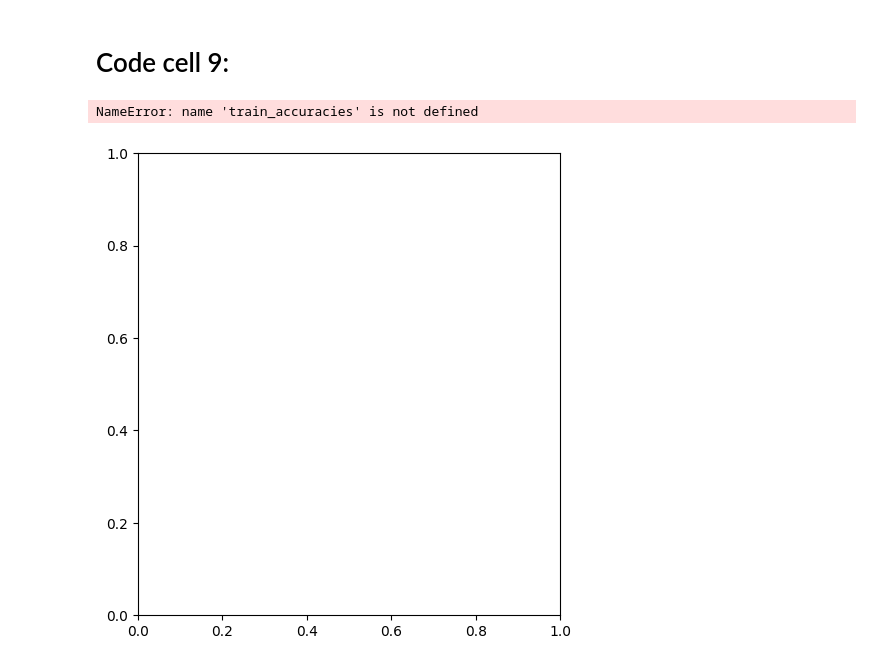
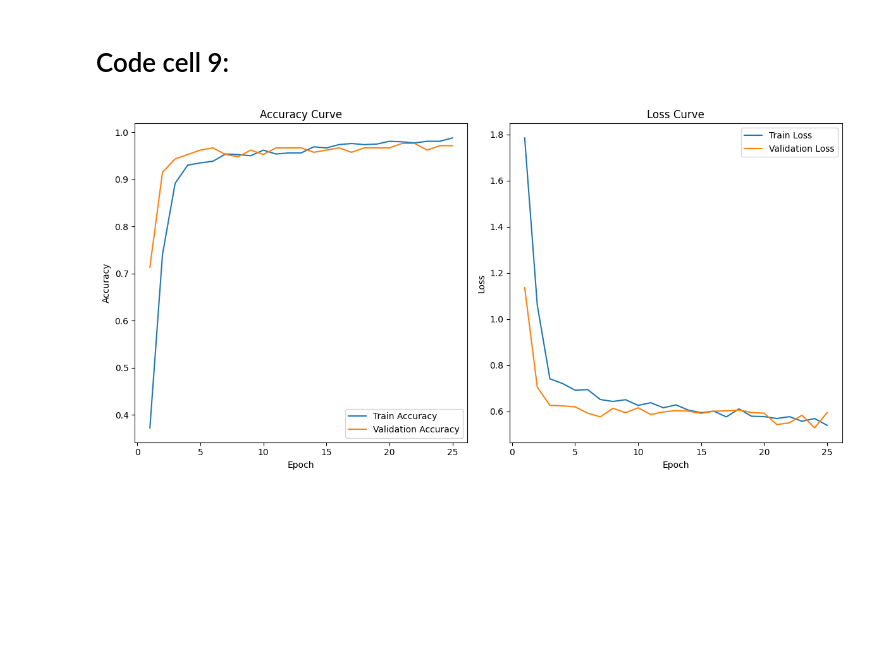
Before and after one commit to RaneemIbra/DeepLearning_NLP, a Jupyter notebook: DL/HW2_PT2_212920896_212245096.ipynb, the cells around one changed output. Cells and saved outputs as stored; diff of their text form; code cells hidden in the pictures; blank space fills up the shorter version.

```diff
--- a/DL/HW2_PT2_212920896_212245096.ipynb
+++ b/DL/HW2_PT2_212920896_212245096.ipynb
@@ -116,11 +122,12 @@ Classes: ['cloudy', 'sunrise', 'shine', 'rain']
 # %% [markdown]
 # Code cell 3:
 # %%
-model = models.resnet50(pretrained=True)
-
+model = models.resnet18(pretrained=True)
 num_features = model.fc.in_features
-model.fc = nn.Linear(num_features, len(classes))
-
+model.fc = nn.Sequential(
+    nn.Dropout(0.5),
+    nn.Linear(num_features, len(classes))
+)
 model = model.to(device)
 print(model)
 # %% [output]
@@ -145,23 +152,32 @@ ResNet(
 # Code cell 4:
 # %%
 class MyLossFunction(nn.Module):
-    def __init__(self, smoothing=0.1, num_classes=4):
+    def __init__(self, smoothing=0.1, num_classes=4, weight=None):
         super(MyLossFunction, self).__init__()
         self.smoothing = smoothing
         self.num_classes = num_classes
+        self.weight = weight
 
     def forward(self, predictions, targets):
+        assert targets.min() >= 0 and targets.max() < self.num_classes, \
+            f"Targets should be in range [0, {self.num_classes - 1}], but found {targets}"
+        print(f"Predictions shape: {predictions.shape}")
+        print(f"Targets shape: {targets.shape}")
+
         targets_one_hot = torch.zeros_like(predictions).scatter_(1, targets.unsqueeze(1), 1)
         smooth_targets = (1 - self.smoothing) * targets_one_hot + self.smoothing / self.num_classes
         loss = -smooth_targets * torch.log_softmax(predictions, dim=1)
+        if self.weight is not None:
+            loss *= self.weight[targets].unsqueeze(1)
         return loss.sum(dim=1).mean()
 
-criterion = MyLossFunction(smoothing=0.1, num_classes=len(classes))
+class_weights = torch.tensor([1.0, 1.5, 1.2, 1.3], device=device)  # Example weights
+criterion = MyLossFunction(smoothing=0.1, num_classes=len(classes), weight=class_weights)
 # %% [markdown]
 # Code cell 5:
 # %%
-optimizer = optim.Adam(model.parameters(), lr=0.001)
-scheduler = optim.lr_scheduler.StepLR(optimizer, step_size=7, gamma=0.1)
+optimizer = optim.AdamW(model.parameters(), lr=0.0001)
+scheduler = optim.lr_scheduler.OneCycleLR(optimizer, max_lr=0.001, steps_per_epoch=len(train_loader), epochs=25)
 # %% [markdown]
 # Code cell 6:
 # %%
@@ -178,12 +194,15 @@ def train_model(model, train_loader, val_loader, criterion, optimizer, scheduler
 
         for inputs, labels in train_loader:
             inputs, labels = inputs.to(device), labels.to(device)
+            labels = labels.view(-1)  # Ensure labels are 1D
 
             optimizer.zero_grad()
             with autocast():
                 outputs = model(inputs)
+                print(f"Outputs shape: {outputs.shape}, Labels shape: {labels.shape}")  # Debug
                 loss = criterion(outputs, labels)
             scaler.scale(loss).backward()
+            nn.utils.clip_grad_norm_(model.parameters(), max_norm=1.0)
             scaler.step(optimizer)
             scaler.update()
 
@@ -201,6 +220,7 @@ def train_model(model, train_loader, val_loader, criterion, optimizer, scheduler
         with torch.no_grad():
             for inputs, labels in val_loader:
                 inputs, labels = inputs.to(device), labels.to(device)
+                labels = labels.view(-1)  # Ensure labels are 1D
                 with autocast():
                     outputs = model(inputs)
                     loss = criterion(outputs, labels)
@@ -220,3 +240,7 @@ def train_model(model, train_loader, val_loader, criterion, optimizer, scheduler
               f"Train Acc: {train_accuracies[-1]:.4f}, Val Acc: {val_accuracies[-1]:.4f}")
 
     return train_losses, val_losses, train_accuracies, val_accuracies
+
+train_losses, val_losses, train_accuracies, val_accuracies = train_model(
+    model, train_loader, val_loader, criterion, optimizer, scheduler, num_epochs=25
+)
@@ -283,23 +325,23 @@ show_predictions(model, test_loader, classes, num_images=5)
 # %%
 plt.figure(figsize=(12, 6))
 
 plt.subplot(1, 2, 1)
-plt.plot(train_accuracies, label="Train Accuracy")
-plt.plot(val_accuracies, label="Validation Accuracy")
+plt.plot(range(1, len(train_accuracies) + 1), train_accuracies, label="Train Accuracy")
+plt.plot(range(1, len(val_accuracies) + 1), val_accuracies, label="Validation Accuracy")
 plt.xlabel("Epoch")
 plt.ylabel("Accuracy")
 plt.legend()
 plt.title("Accuracy Curve")
 
 plt.subplot(1, 2, 2)
-plt.plot(train_losses, label="Train Loss")
-plt.plot(val_losses, label="Validation Loss")
+plt.plot(range(1, len(train_losses) + 1), train_losses, label="Train Loss")
+plt.plot(range(1, len(val_losses) + 1), val_losses, label="Validation Loss")
 plt.xlabel("Epoch")
 plt.ylabel("Loss")
 plt.legend()
 plt.title("Loss Curve")
 
+plt.tight_layout()
 plt.show()
 # %% [output]
-NameError: name 'train_accuracies' is not defined
-[figure, old version]
+[figure, new version]
```
Also changed, not shown: parts of 5 cells of this notebook.
